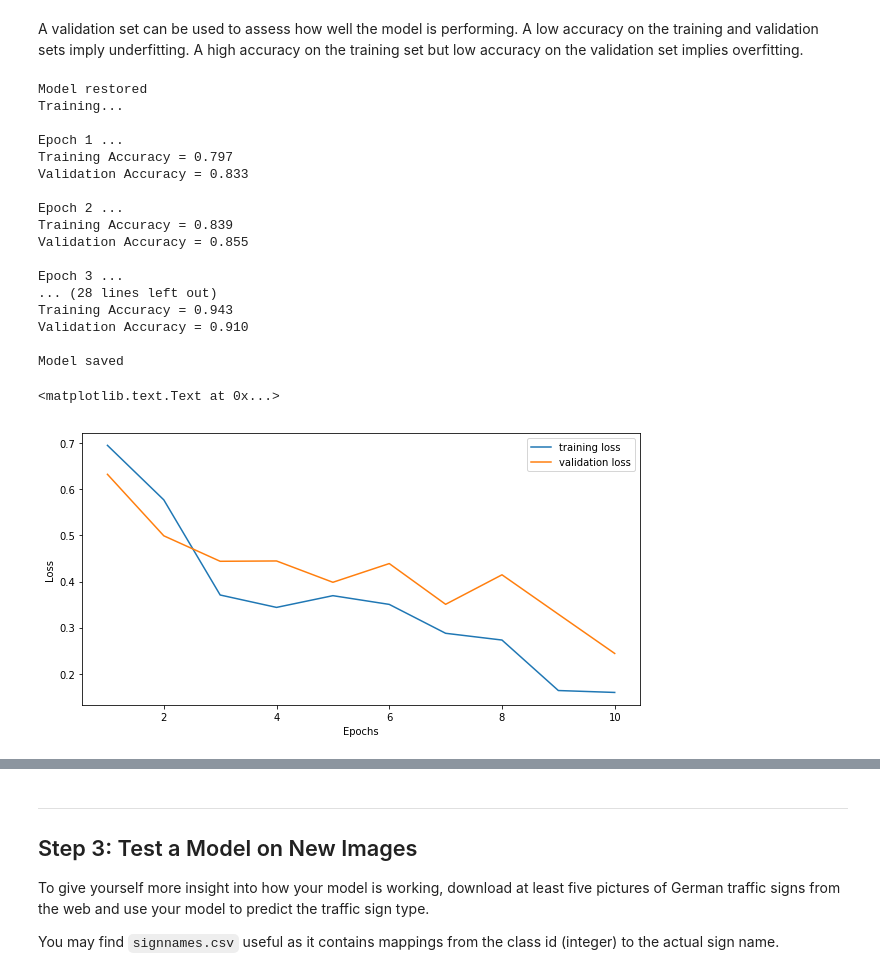
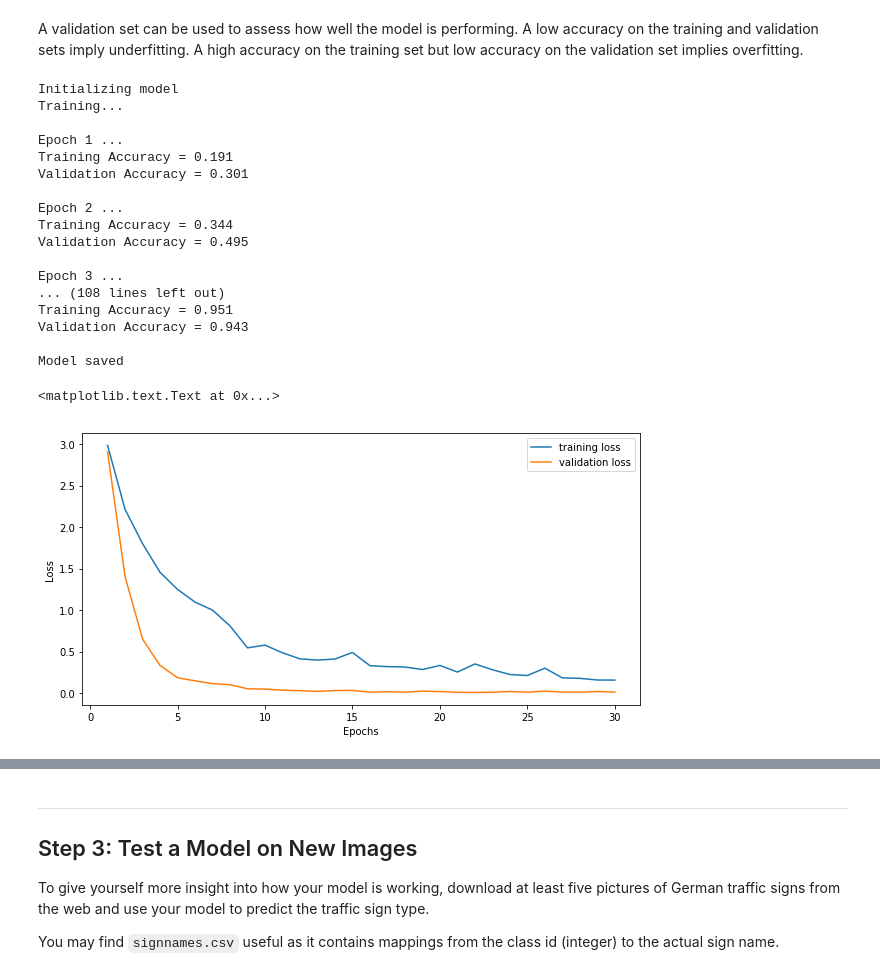
Before and after one commit to boldorider4/udacity_self_driving_engineer, a Jupyter notebook: P02-TrafficSign/Traffic_Sign_Classifier.ipynb, the cells around one changed output, grey strips where cells are left out. Cells and saved outputs as stored; diff of their text form; code cells hidden in the pictures.

```diff
--- a/P02-TrafficSign/Traffic_Sign_Classifier.ipynb
+++ b/P02-TrafficSign/Traffic_Sign_Classifier.ipynb
@@ -278,8 +291,7 @@ sets imply underfitting. A high accuracy on the training set but low accuracy on
 # Model hyperparameters
 learning_rate = .001
 batch_size = 256
-keep_prob_tensor = tf.placeholder(tf.float32)
-keep_prob_train = .5
+keep_prob_train = .6
 keep_prob_valid = 1
 
 # Tensorflow features and labels
@@ -323,7 +335,7 @@ training_loss_history = []
 validation_loss_history = []
 
 # Epochs
-epochs = 10
+epochs = 30
 
 with tf.Session() as sess:
     if os.path.isfile('./lenet.meta'):
@@ -344,42 +356,42 @@ with tf.Session() as sess:
 
         training_accuracy, training_loss = evaluate(X_train_norm, y_train, n_train, keep_prob_train)
         validation_accuracy, validation_loss = evaluate(X_valid_norm, y_valid, n_valid, keep_prob_valid)
         training_loss_history.append(training_loss)
         validation_loss_history.append(validation_loss)
         print("Epoch {} ...".format(i+1))
         print("Training Accuracy = {:.3f}".format(training_accuracy))
         print("Validation Accuracy = {:.3f}".format(validation_accuracy))
         print()
 
     saver.save(sess, './lenet')
     print("Model saved")
 
 plt.figure(figsize=(10,5))
 trloss_plot = plt.plot(list(range(1,epochs+1)), training_loss_history, label='training loss')
 valoss_plot = plt.plot(list(range(1,epochs+1)), validation_loss_history, label='validation loss')
 plt.legend()
 plt.xlabel('Epochs')
 plt.ylabel('Loss')
 # %% [output]
-Model restored
+Initializing model
 Training...
 
 Epoch 1 ...
-Training Accuracy = 0.797
-Validation Accuracy = 0.833
+Training Accuracy = 0.191
+Validation Accuracy = 0.301
 
 Epoch 2 ...
-Training Accuracy = 0.839
-Validation Accuracy = 0.855
+Training Accuracy = 0.344
+Validation Accuracy = 0.495
 
 Epoch 3 ...
-... (28 lines left out)
-Training Accuracy = 0.943
-Validation Accuracy = 0.910
+... (108 lines left out)
+Training Accuracy = 0.951
+Validation Accuracy = 0.943
 
 Model saved
 <matplotlib.text.Text at 0x...>
-[figure, old version]
+[figure, new version]
 # %%
 # Tensorflow test
 
```
Also changed, not shown: parts of 2 cells of this notebook.
